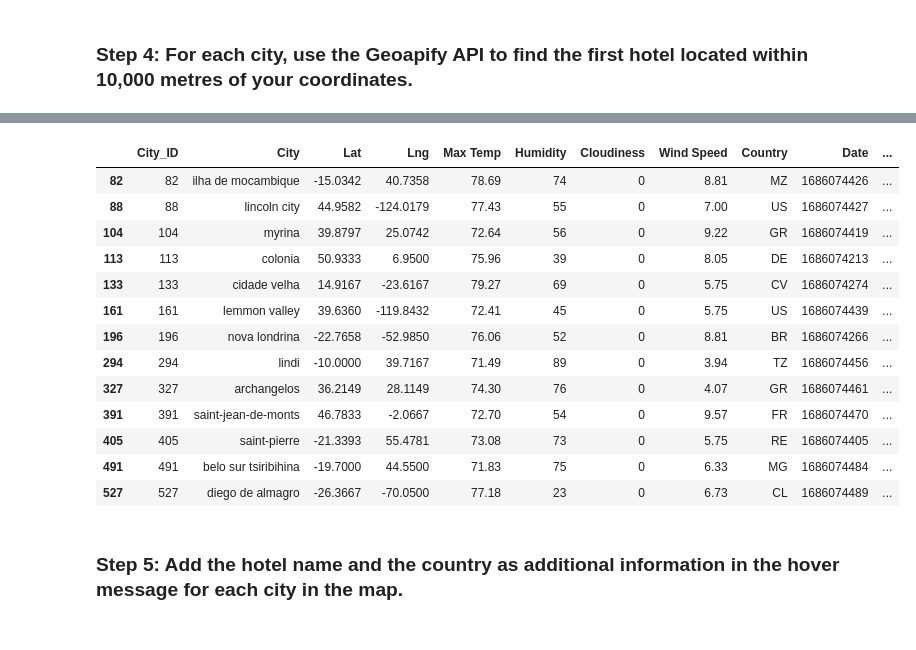
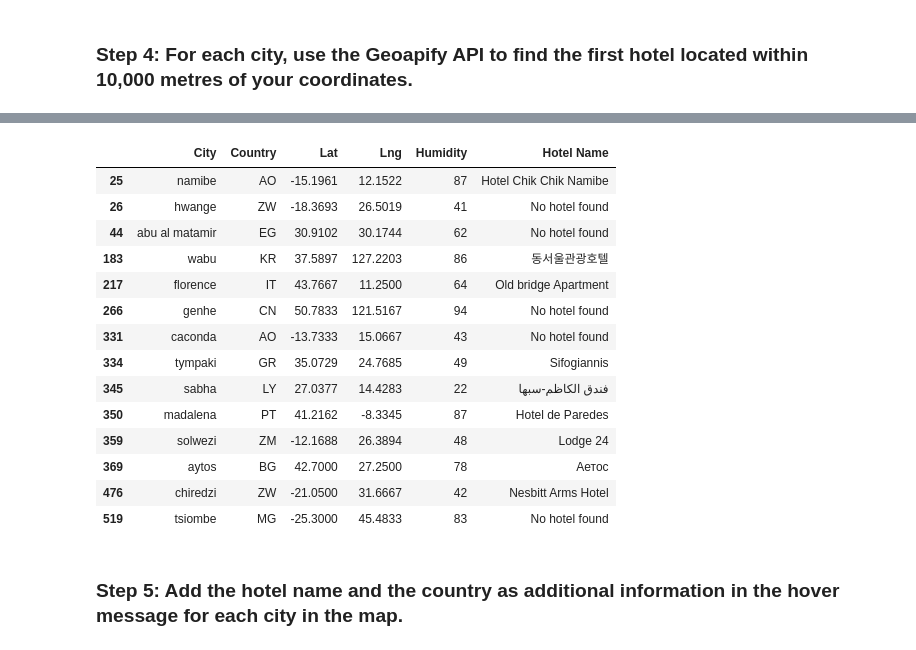
Before and after one commit to Savina-B/api-challenge1, a Jupyter notebook: VacationPy.ipynb, the cells around one changed output, grey strips where cells are left out. Drawn from its saved outputs; the diff is of its cells as text; code cells hidden in the pictures.

```diff
--- a/VacationPy.ipynb
+++ b/VacationPy.ipynb
@@ -68,11 +113,14 @@ map_plot
 ### Step 2: Narrow down the `city_data_df` DataFrame to find your ideal weather condition
 # %%
 # Narrow down cities that fit criteria and drop any results with null values
-
+ideal_cities_df = city_data_df.loc[
+    (city_data_df["Max Temp"] < 88) & (city_data_df["Max Temp"] > 21) \
+    & (city_data_df["Wind Speed"] < 4.5) \
+    & (city_data_df["Cloudiness"] == 0)
+]
 
 # Drop any rows with null values
-ideal_cities_df = city_data_df[(city_data_df["Max Temp"] > 70) & (city_data_df["Max Temp"] < 80) & (city_data_df["Cloudiness"] == 0) & (city_data_df["Wind Speed"] < 10)].dropna()
-
+ideal_cities_df = ideal_cities_df.dropna()
 # Display sample data
 ideal_cities_df.head()
 # %% [output]
@@ -86,12 +134,12 @@ ideal_cities_df.head()
 ### Step 3: Create a new DataFrame called `hotel_df`.
 # %%
 # Use the Pandas copy function to create DataFrame called hotel_df to store the city, country, coordinates, and humidity
-hotel_df = ideal_cities_df.copy()
+hotel_df = ideal_cities_df[["City", "Country", "Lat", "Lng", "Humidity"]].copy()
 
 
 # Add an empty column, "Hotel Name," to the DataFrame so you can store the hotel found using the Geoapify API
 hotel_df["Hotel Name"] = ""
 
 # Display sample data
-hotel_df.head()
+hotel_df
 # %% [output]
@@ -105,12 +162,14 @@ hotel_df.head()
 ### Step 4: For each city, use the Geoapify API to find the first hotel located within 10,000 metres of your coordinates.
 # %%
 # Set parameters to search for a hotel
+
 radius = 10000
 params = {
+    "categories":"accommodation.hotel",
     "apiKey": geoapify_key,
-    "type": "lodging",
-    "limit": 1
+    "limit":20
 }
+
 
 # Print a message to follow up the hotel search
 print("Starting hotel search")
@@ -122,31 +181,27 @@ for index, row in hotel_df.iterrows():
     lon = row["Lng"]
 
     # Add filter and bias parameters with the current city's latitude and longitude to the params dictionary
-    filter_param = {
-        "distance": {
-            "geometry": "point",
-            "coordinates": [lon, lat],
-            "lt": radius
-        }
-    }
+    #filter_param = {
+        #"circle": lon,lat,radius
+        #}
+
 
     # Convert the filter object to a JSON string
-    filter_param_str = json.dumps(filter_param)
+    #filter_param_str = json.dumps(filter_param)
 
     # Add the filter parameter to the params dictionary
-    params["filter"] = filter_param_str
+    params["filter"] = f"circle:{lon},{lat},{radius}"
+    params["bias"] = f"proximity:{lon},{lat}"
 
     # Set base URL
     base_url = "https://api.geoapify.com/v2/places"
 
 
     # Make and API request using the params dictionaty
-    response = requests.get(base_url, params=params)
+    name_address = requests.get(base_url, params=params)
 
     # Convert the API response to JSON format
-    name_address = response.json()
-
-    print(name_address)
+    name_address = name_address.json()
 
  #     Grab the first hotel from the results and store the name in the hotel_df DataFrame
     try:
@@ -154,9 +209,9 @@ for index, row in hotel_df.iterrows():
     except (KeyError, IndexError):
         # If no hotel is found, set the hotel name as "No hotel found".
         hotel_df.loc[index, "Hotel Name"] = "No hotel found"
+    # Log the search results
+        print(f"{hotel_df.loc[index, 'City']} - nearest hotel: {hotel_df.loc[index, 'Hotel Name']}")
 
-    # Log the search results
-    print(f"{hotel_df.loc[index, 'City']} - nearest hotel: {hotel_df.loc[index, 'Hotel Name']}")
 
 
 # Display sample data
@@ -182,17 +226,18 @@ diego de almagro - nearest hotel: No hotel found
-|  | City_ID | City | Lat | Lng | Max Temp | Humidity | Cloudiness | Wind Speed | Country | Date | ... |
-| 82 | 82 | ilha de mocambique | -15.0342 | 40.7358 | 78.69 | 74 | 0 | 8.81 | MZ | 1686074426 | ... |
-| 88 | 88 | lincoln city | 44.9582 | -124.0179 | 77.43 | 55 | 0 | 7.00 | US | 1686074427 | ... |
-| 104 | 104 | myrina | 39.8797 | 25.0742 | 72.64 | 56 | 0 | 9.22 | GR | 1686074419 | ... |
-| 113 | 113 | colonia | 50.9333 | 6.9500 | 75.96 | 39 | 0 | 8.05 | DE | 1686074213 | ... |
-| 133 | 133 | cidade velha | 14.9167 | -23.6167 | 79.27 | 69 | 0 | 5.75 | CV | 1686074274 | ... |
-| 161 | 161 | lemmon valley | 39.6360 | -119.8432 | 72.41 | 45 | 0 | 5.75 | US | 1686074439 | ... |
-| 196 | 196 | nova londrina | -22.7658 | -52.9850 | 76.06 | 52 | 0 | 8.81 | BR | 1686074266 | ... |
-| 294 | 294 | lindi | -10.0000 | 39.7167 | 71.49 | 89 | 0 | 3.94 | TZ | 1686074456 | ... |
-| 327 | 327 | archangelos | 36.2149 | 28.1149 | 74.30 | 76 | 0 | 4.07 | GR | 1686074461 | ... |
-| 391 | 391 | saint-jean-de-monts | 46.7833 | -2.0667 | 72.70 | 54 | 0 | 9.57 | FR | 1686074470 | ... |
-| 405 | 405 | saint-pierre | -21.3393 | 55.4781 | 73.08 | 73 | 0 | 5.75 | RE | 1686074405 | ... |
-| 491 | 491 | belo sur tsiribihina | -19.7000 | 44.5500 | 71.83 | 75 | 0 | 6.33 | MG | 1686074484 | ... |
-| 527 | 527 | diego de almagro | -26.3667 | -70.0500 | 77.18 | 23 | 0 | 6.73 | CL | 1686074489 | ... |
+|  | City | Country | Lat | Lng | Humidity | Hotel Name |
+| 25 | namibe | AO | -15.1961 | 12.1522 | 87 | Hotel Chik Chik Namibe |
+| 26 | hwange | ZW | -18.3693 | 26.5019 | 41 | No hotel found |
+| 44 | abu al matamir | EG | 30.9102 | 30.1744 | 62 | No hotel found |
+| 183 | wabu | KR | 37.5897 | 127.2203 | 86 | 동서울관광호텔 |
+| 217 | florence | IT | 43.7667 | 11.2500 | 64 | Old bridge Apartment |
+| 266 | genhe | CN | 50.7833 | 121.5167 | 94 | No hotel found |
+| 331 | caconda | AO | -13.7333 | 15.0667 | 43 | No hotel found |
+| 334 | tympaki | GR | 35.0729 | 24.7685 | 49 | Sifogiannis |
+| 345 | sabha | LY | 27.0377 | 14.4283 | 22 | فندق الكاظم-سبها |
+| 350 | madalena | PT | 41.2162 | -8.3345 | 87 | Hotel de Paredes |
+| 359 | solwezi | ZM | -12.1688 | 26.3894 | 48 | Lodge 24 |
+| 369 | aytos | BG | 42.7000 | 27.2500 | 78 | Аетос |
+| 476 | chiredzi | ZW | -21.0500 | 31.6667 | 42 | Nesbitt Arms Hotel |
+| 519 | tsiombe | MG | -25.3000 | 45.4833 | 83 | No hotel found |
 # %% [markdown]
 ### Step 5: Add the hotel name and the country as additional information in the hover message for each city in the map.
 # %%
```
Also changed, not shown: parts of 9 cells of this notebook, 6 other files.
